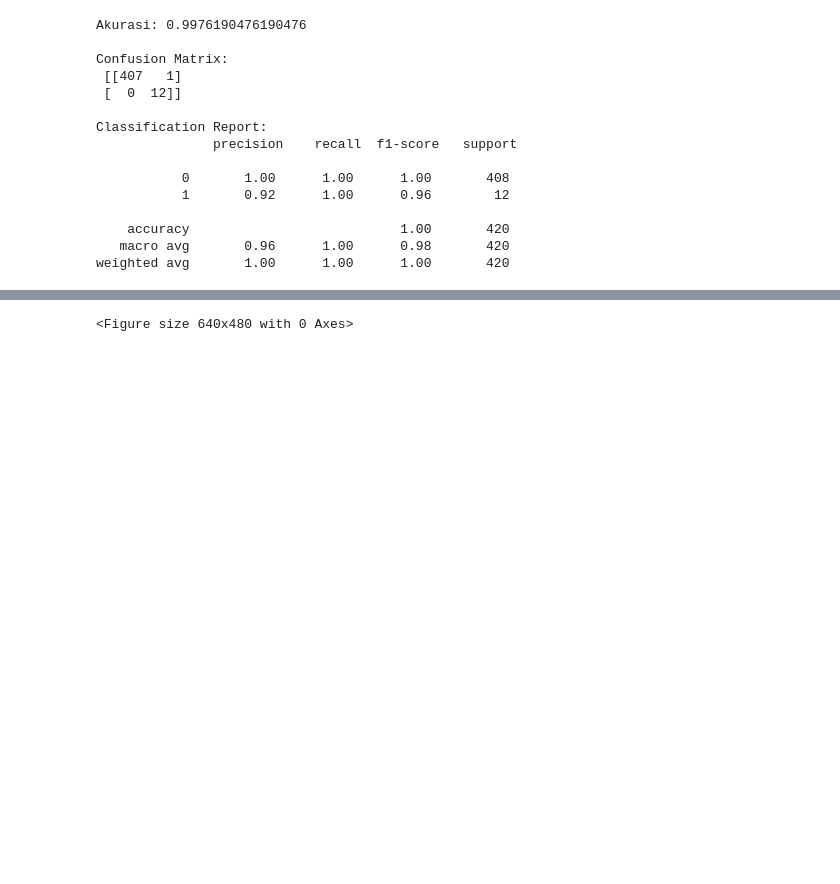
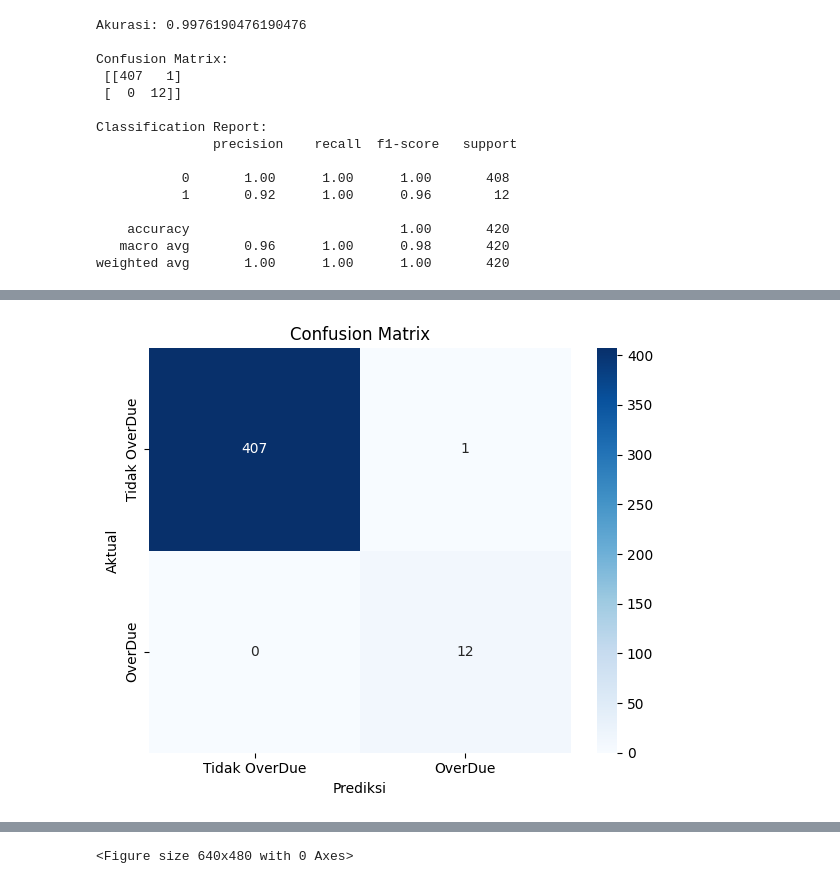
Before and after one commit to PenDZ-Alter/shap-project-management, a Jupyter notebook: construction_tasks_test.ipynb, the cells around one changed output, grey strips where cells are left out. Cells and saved outputs as stored; diff of their text form; code cells hidden in the pictures; blank space fills up the shorter version.

Commit message:
feat: adding graphs

```diff
--- a/construction_tasks_test.ipynb
+++ b/construction_tasks_test.ipynb
@@ -69,0 +89,13 @@ shap_values = explainer.shap_values(X_test)
+# %%
+# Grafis hasil
+cm = confusion_matrix(y_test, y_pred)
+
+plt.figure(figsize=(6, 5))
+sns.heatmap(cm, annot=True, fmt='d', cmap='Blues', xticklabels=['Tidak OverDue', 'OverDue'], yticklabels=['Tidak OverDue', 'OverDue'])
+plt.xlabel('Prediksi')
+plt.ylabel('Aktual')
+plt.title('Confusion Matrix')
+plt.tight_layout()
+plt.show()
+# %% [output]
+[figure, added]
```
Also changed, not shown: parts of 8 cells of this notebook.
